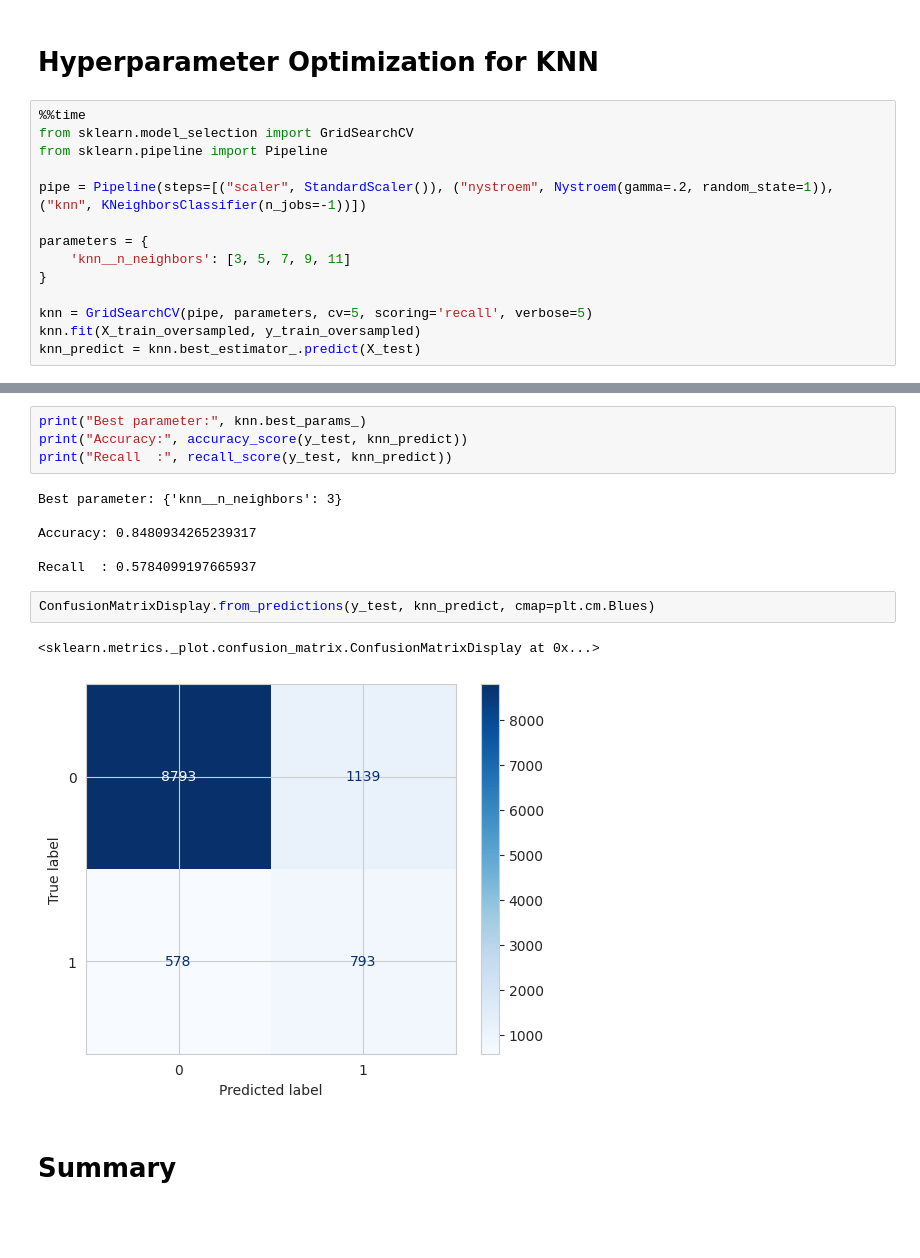
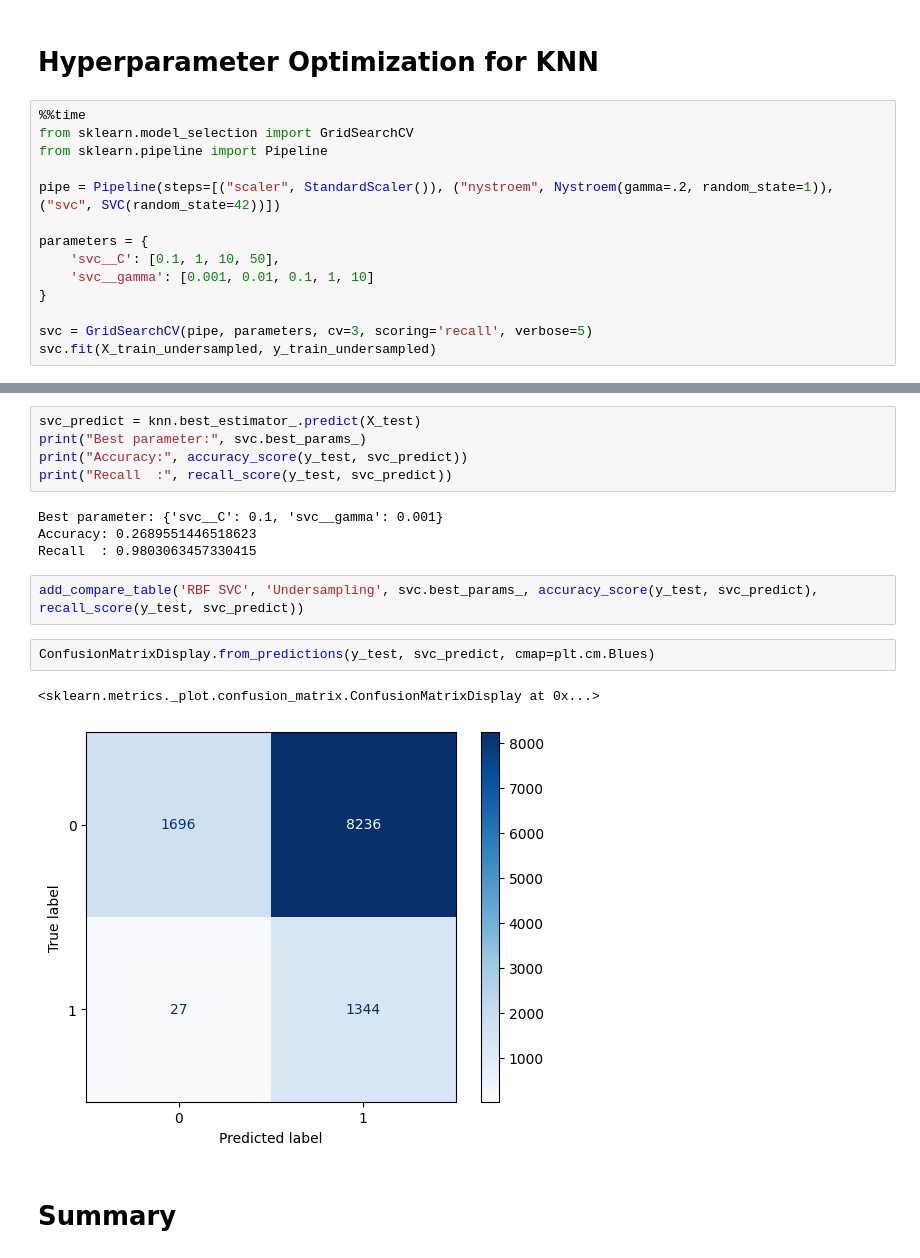
Before and after one commit to jhcheng/DTSA5509, a Jupyter notebook: bank_marketing.ipynb, the cells around one changed output, grey strips where cells are left out. Cells and saved outputs as stored; diff of their text form; blank space fills up the shorter version.

```diff
--- a/bank_marketing.ipynb
+++ b/bank_marketing.ipynb
@@ -453,13 +462,13 @@ plt.show()
 from sklearn.model_selection import GridSearchCV
 from sklearn.pipeline import Pipeline
 
-pipe = Pipeline(steps=[("scaler", StandardScaler()), ("nystroem", Nystroem(gamma=.2, random_state=1)), ("knn", KNeighborsClassifier(n_jobs=-1))])
+pipe = Pipeline(steps=[("scaler", StandardScaler()), ("nystroem", Nystroem(gamma=.2, random_state=1)), ("svc", SVC(random_state=42))])
 
 parameters = {
-    'knn__n_neighbors': [3, 5, 7, 9, 11]
+    'svc__C': [0.1, 1, 10, 50],
+    'svc__gamma': [0.001, 0.01, 0.1, 1, 10]
 }
 
-knn = GridSearchCV(pipe, parameters, cv=5, scoring='recall', verbose=5)
-knn.fit(X_train_oversampled, y_train_oversampled)
-knn_predict = knn.best_estimator_.predict(X_test)
+svc = GridSearchCV(pipe, parameters, cv=3, scoring='recall', verbose=5)
+svc.fit(X_train_undersampled, y_train_undersampled)
 # %% [output]
@@ -483,17 +500,18 @@ Wall time: 57.8 s
 # %%
-print("Best parameter:", knn.best_params_)
-print("Accuracy:", accuracy_score(y_test, knn_predict))
-print("Recall  :", recall_score(y_test, knn_predict))
+svc_predict = knn.best_estimator_.predict(X_test)
+print("Best parameter:", svc.best_params_)
+print("Accuracy:", accuracy_score(y_test, svc_predict))
+print("Recall  :", recall_score(y_test, svc_predict))
 # %% [output]
-Best parameter: {'knn__n_neighbors': 3}
-
-Accuracy: 0.8480934265239317
-
-Recall  : 0.5784099197665937
+Best parameter: {'svc__C': 0.1, 'svc__gamma': 0.001}
+Accuracy: 0.2689551446518623
+Recall  : 0.9803063457330415
+# %%
+add_compare_table('RBF SVC', 'Undersampling', svc.best_params_, accuracy_score(y_test, svc_predict), recall_score(y_test, svc_predict))
 # %%
-ConfusionMatrixDisplay.from_predictions(y_test, knn_predict, cmap=plt.cm.Blues)
+ConfusionMatrixDisplay.from_predictions(y_test, svc_predict, cmap=plt.cm.Blues)
 # %% [output]
 <sklearn.metrics._plot.confusion_matrix.ConfusionMatrixDisplay at 0x...>
-[figure, old version]
+[figure, new version]
 # %% [markdown]
 # Summary
```
Also changed, not shown: parts of 29 cells of this notebook.
